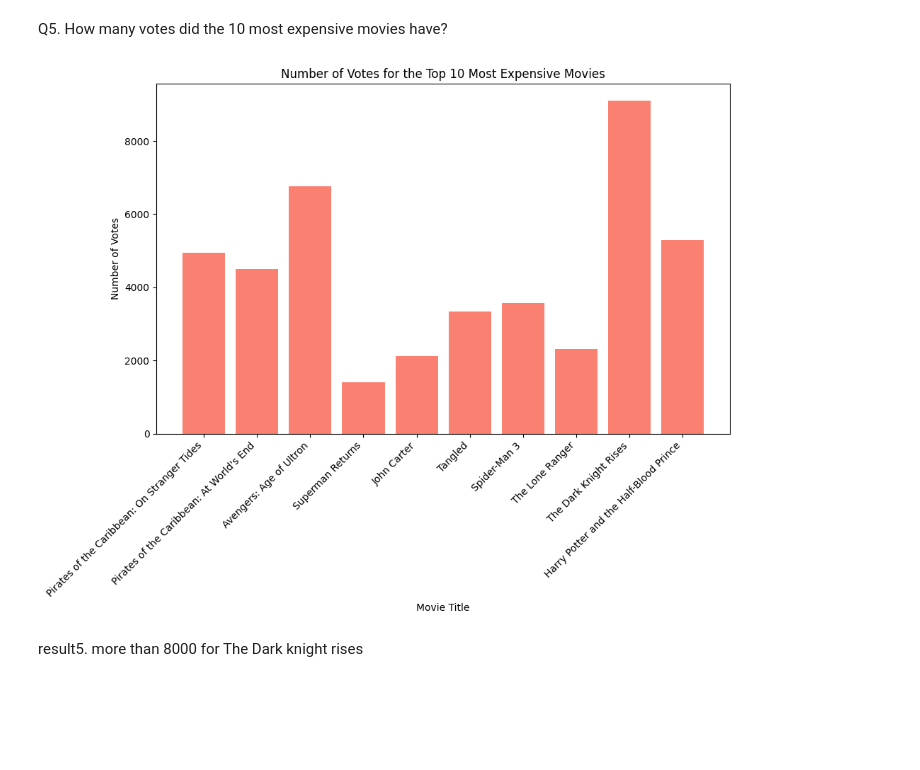
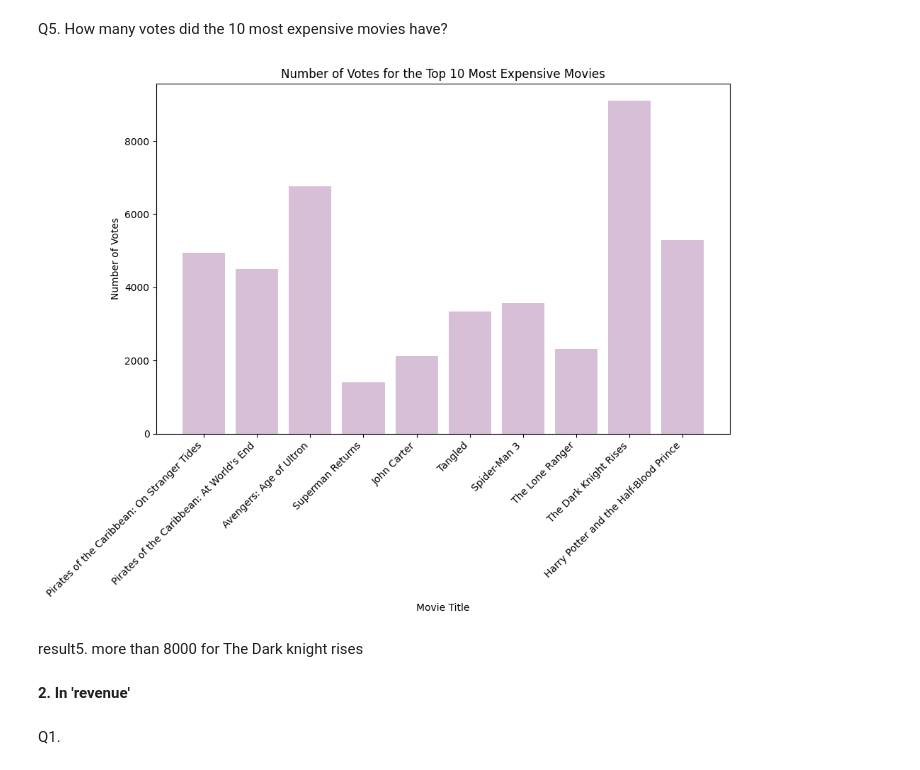
Before and after one commit to monirmo97/TMDB-Movie-Dataset-EDA-Modelling-and-Recommender-System, a Jupyter notebook: TMDB_Movie_Dataset_EDA_Modelling_and_Recommender_System.ipynb, the cells around one changed output. Cells and saved outputs as stored; diff of their text form; code cells hidden in the pictures; blank space fills up the shorter version.

```diff
--- a/TMDB_Movie_Dataset_EDA_Modelling_and_Recommender_System.ipynb
+++ b/TMDB_Movie_Dataset_EDA_Modelling_and_Recommender_System.ipynb
@@ -312,17 +297,21 @@ Q5. How many votes did the 10 most expensive movies have?
 # %%
 # Sort the DataFrame by 'budget' column to get the top 10 most expensive movies
 top_expensive_movies = df.nlargest(10, 'budget')
 
 # Plot the number of votes
 plt.figure(figsize=(10, 8))
-plt.bar(top_expensive_movies['original_title'], top_expensive_movies['vote_count'], color='salmon')
+plt.bar(top_expensive_movies['original_title'], top_expensive_movies['vote_count'], color='thistle')
 plt.xlabel('Movie Title')
 plt.ylabel('Number of Votes')
 plt.title('Number of Votes for the Top 10 Most Expensive Movies')
 plt.xticks(rotation=45, ha='right')
 plt.tight_layout()
 plt.show()
 # %% [output]
-[figure, old version]
+[figure, new version]
 # %% [markdown]
 result5. more than 8000 for The Dark knight rises
+# %% [markdown]
+**2. In 'revenue'**
+# %% [markdown]
+Q1.
```
Also changed, not shown: parts of 74 cells of this notebook.
